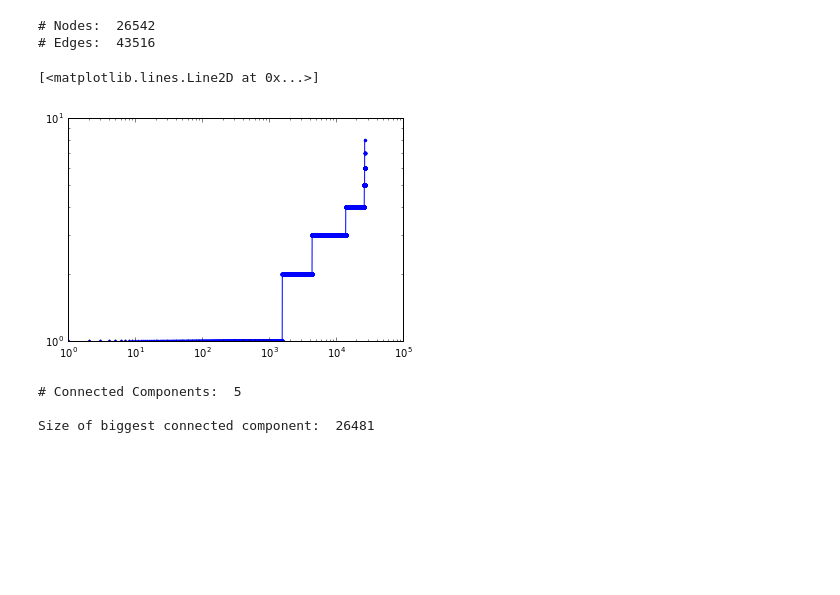
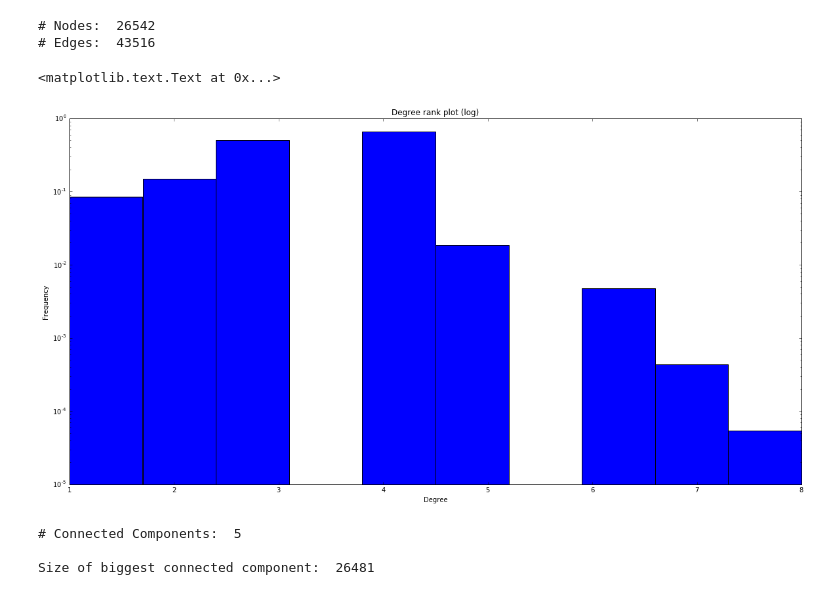
Before and after one commit to roblan11/InternetAnalyticsProject, a Jupyter notebook: ix-lab2/notebooks/ix-lab2-notebook-part1.ipynb, the cells around one changed output. Drawn from its saved outputs; the diff is of its cells as text; code cells hidden in the pictures; blank space fills up the shorter version.

```diff
--- a/ix-lab2/notebooks/ix-lab2-notebook-part1.ipynb
+++ b/ix-lab2/notebooks/ix-lab2-notebook-part1.ipynb
@@ -126,20 +126,15 @@ print("# Edges: ", num_edges2)
 # %% [output]
 # Nodes:  26542
 # Edges:  43516
-# %%
-G_n2.degree(135627)
-
-Y2 = np.zeros(num_nodes2)
-j = 0
-for i in G_n2.nodes():
-    Y2[j] = G_n2.degree(i)
-    j += 1
-
-Y2.sort()
-plt.loglog(np.arange(num_nodes2), Y2, '.-')
-# %% [output]
-[<matplotlib.lines.Line2D at 0x...>]
-[figure, removed]
+# %%
+d = list(nx.degree(G_n2).values())
+plt.hist(d, log=True, normed=True)
+plt.title("Degree rank plot (log)")
+plt.ylabel("Frequency")
+plt.xlabel("Degree")
+# %% [output]
+<matplotlib.text.Text at 0x...>
+[figure, added]
 # %%
 num_conn_comp2 = nx.number_connected_components(G_n2)
 print("# Connected Components: ", num_conn_comp2)
```
Also changed, not shown: parts of 2 cells of this notebook.
